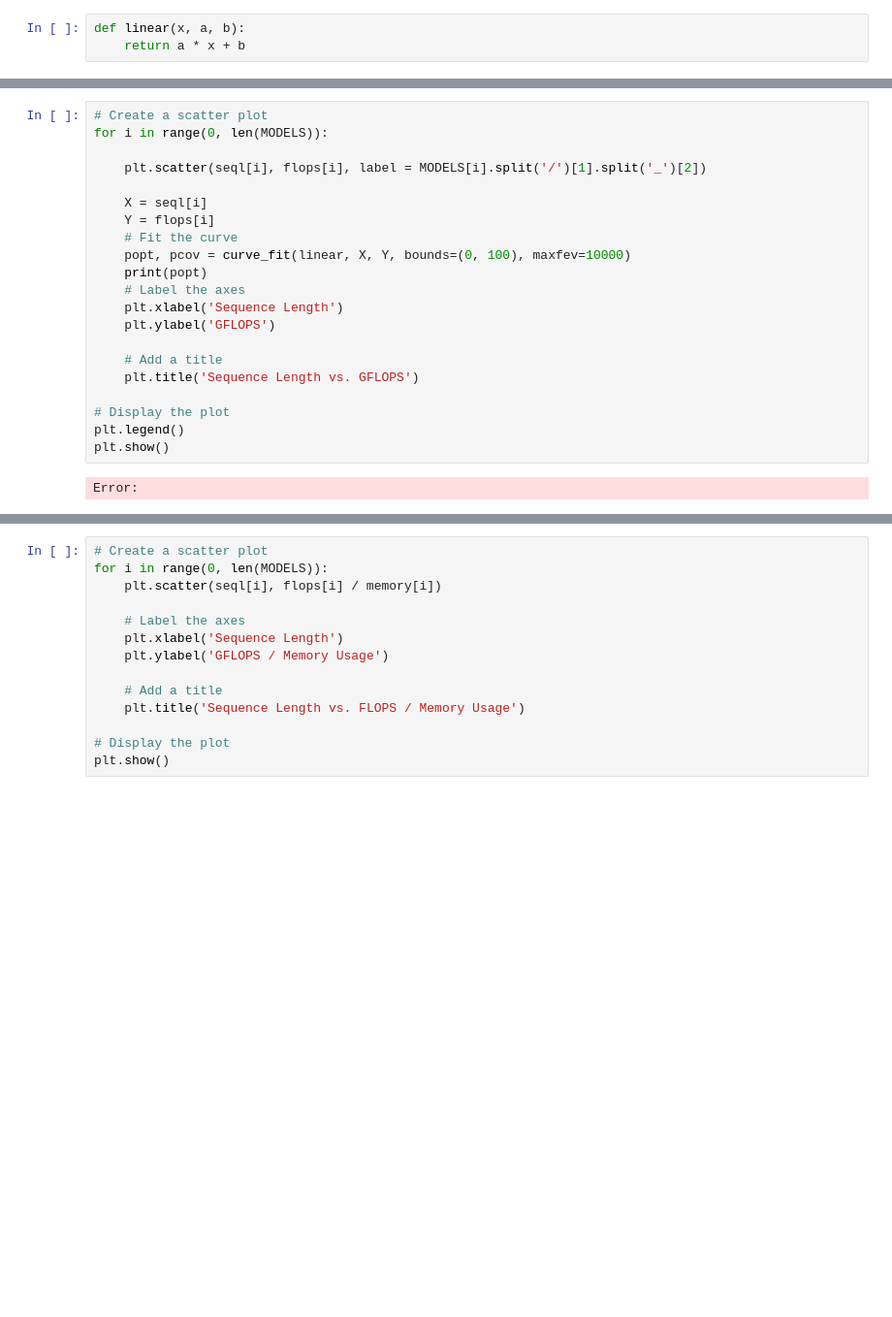
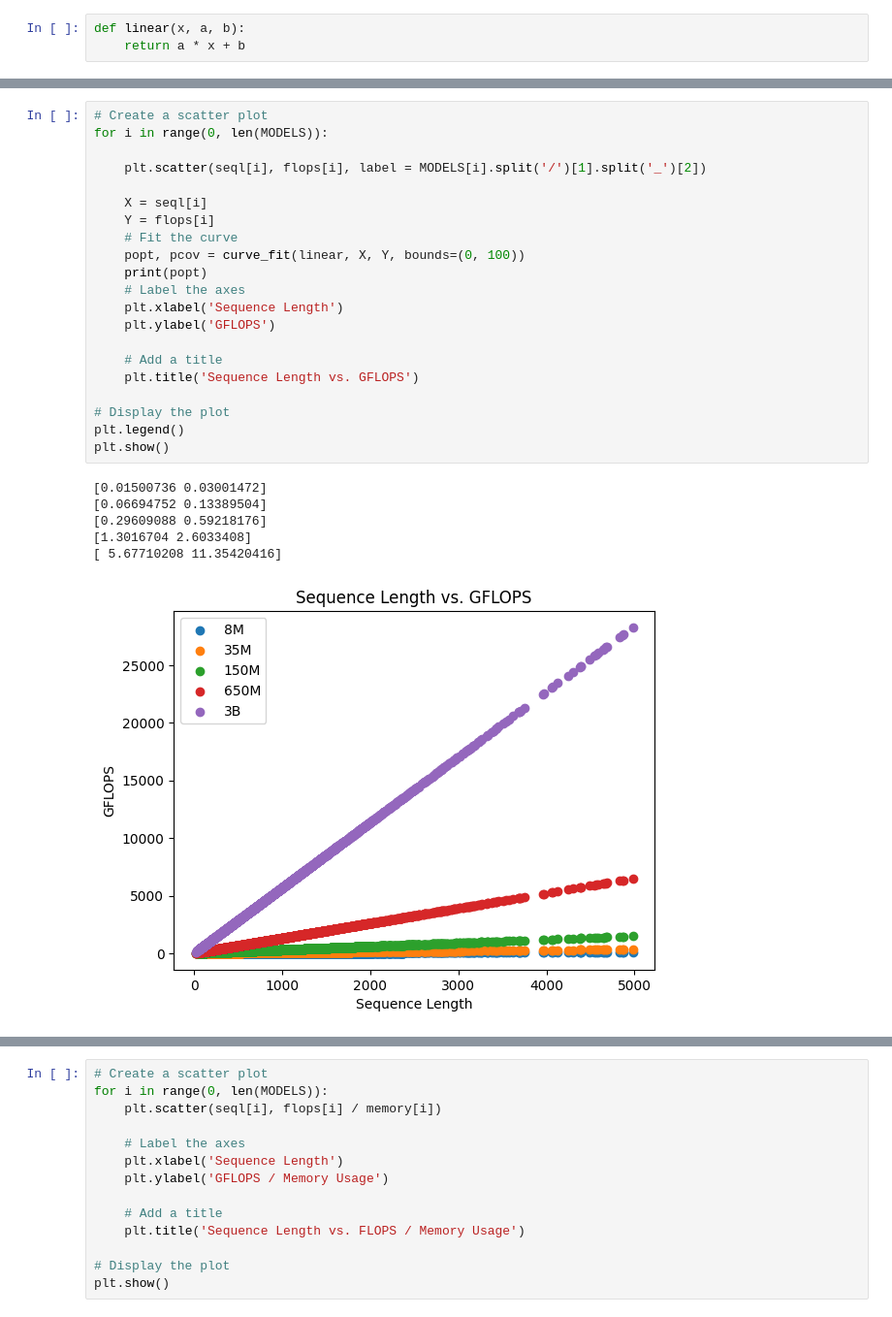
Before and after one commit to lgltan/ESM_Benchmark, a Jupyter notebook: plotter.ipynb, the cells around one changed output, grey strips where cells are left out. Shown at 97% size. Drawn from its saved outputs; the diff is of its cells as text; blank space fills up the shorter version.

```diff
--- a/plotter.ipynb
+++ b/plotter.ipynb
@@ -178,26 +181,31 @@ for i in range(0, len(MODELS)):
 # %%
 # Create a scatter plot
 for i in range(0, len(MODELS)):
 
     plt.scatter(seql[i], flops[i], label = MODELS[i].split('/')[1].split('_')[2])
 
     X = seql[i]
     Y = flops[i]
     # Fit the curve
-    popt, pcov = curve_fit(linear, X, Y, bounds=(0, 100), maxfev=10000)
+    popt, pcov = curve_fit(linear, X, Y, bounds=(0, 100))
     print(popt)
     # Label the axes
     plt.xlabel('Sequence Length')
     plt.ylabel('GFLOPS')
 
     # Add a title
     plt.title('Sequence Length vs. GFLOPS')
 
 # Display the plot
 plt.legend()
 plt.show()
 # %% [output]
-Error:
+[0.01500736 0.03001472]
+[0.06694752 0.13389504]
+[0.29609088 0.59218176]
+[1.3016704 2.6033408]
+[ 5.67710208 11.35420416]
+[figure, added]
 # %%
 Xs = [8e-3, 36e-3, 150e-3, 650e-3, 3]
 Ys = [0.03, 0.1339, 0.5922, 2.6033, 11.3542]
```
Also changed, not shown: parts of 6 cells of this notebook.
